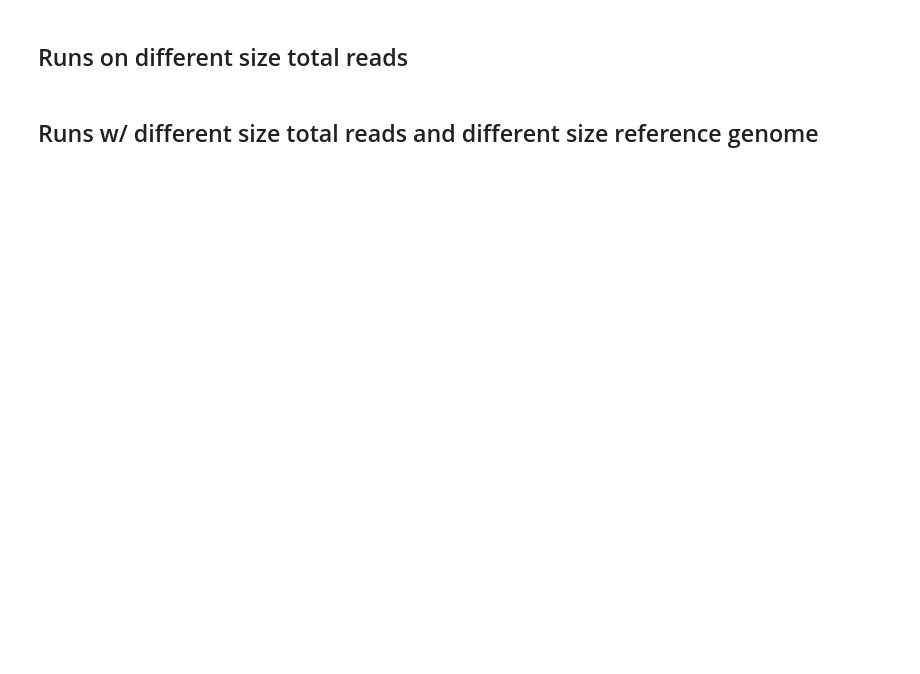
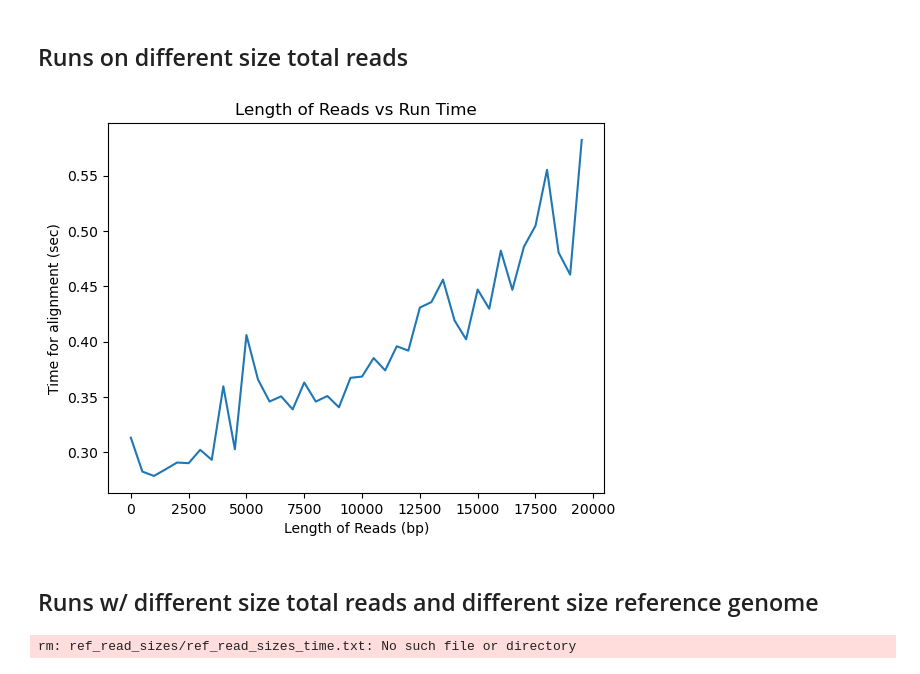
Before and after one commit to WillardFord/wf-align-CSE185, a Jupyter notebook: analysis/Benchmark_wf-align.ipynb, the cells around one changed output. Drawn from its saved outputs; the diff is of its cells as text; code cells hidden in the pictures; blank space fills up the shorter version.

```diff
--- a/analysis/Benchmark_wf-align.ipynb
+++ b/analysis/Benchmark_wf-align.ipynb
@@ -100,0 +98,20 @@ for i in range(40):
+# %%
+# Generate many fastq files with varying sizes
+len_reads = 10
+dif_reads_per = 50
+
+for i in range(40):
+    outr = open(f"read_sizes/fq{i}.fastq", "w")
+    for i in range(i*dif_reads_per):
+        if i % 4 == 0:
+            outr.write(f"@{i//4}\n")
+        if i % 4 == 1:
+            read = ""
+            for _ in range(len_reads):
+                read += np.random.choice(["A","T","C","G"])
+            outr.write(read+"\n")
+        if i % 4 == 2:
+            outr.write("+\n")
+        if i % 4 == 3:
+            outr.write("F"*len_reads+"\n")
+    outr.close()
@@ -101,2 +143,19 @@ for i in range(40):
+# %%
+# Plot metrics by run
+lengths = []
+for i in range(40):
+    lengths.append(i*(len_reads*dif_reads_per))
+data = pd.read_csv("read_sizes/read_sizes_time.txt")
+
+data["lengths"] = lengths
+data.head()
+
+plt.plot(data["lengths"], data["time_taken"])
+plt.title("Length of Reads vs Run Time")
+plt.xlabel("Length of Reads (bp)")
+plt.ylabel("Time for alignment (sec)")
+plt.savefig("Varying_Read_Length.jpg")
+# %% [output]
+[figure, added]
 # %% [markdown]
 ## Runs w/ different size total reads and different size reference genome
@@ -102,0 +204,17 @@ for i in range(40):
+# %%
+%%bash
+# Collect metrics for each run
+LOC="ref_read_sizes/ref_read_sizes_time.txt"
+rm $LOC
+touch $LOC
+
+echo time_taken >> $LOC
+
+APATH=$"ref_read_sizes/"$var
+for var in 0 1 2 3 4 5 6 7 8 9 10 11 12 13 14 15 16 17 18 19 20 21 22 23 24 25 26 27 28 29 30 31 32 33 34 35 36 37 38 39
+do
+    APATH=$"ref_read_sizes/"$var
+    cat "$APATH".txt | grep "Total Time:" | cut -f2 >> $LOC
+done
+# %% [output]
+rm: ref_read_sizes/ref_read_sizes_time.txt: No such file or directory
```
Also changed, not shown: parts of 17 cells of this notebook, 13 other files.
